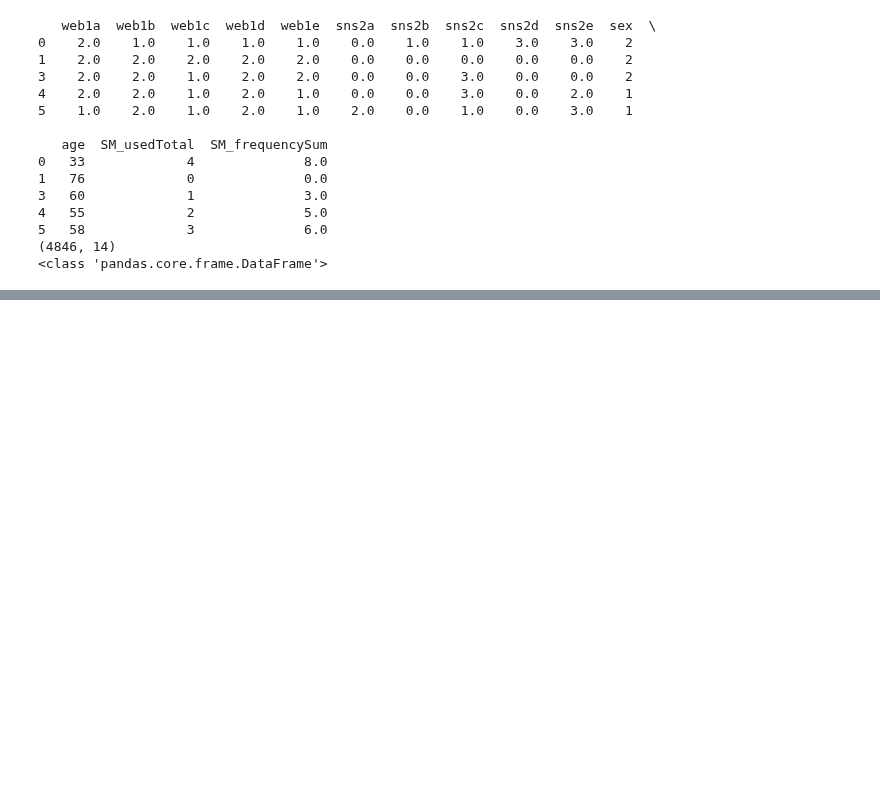
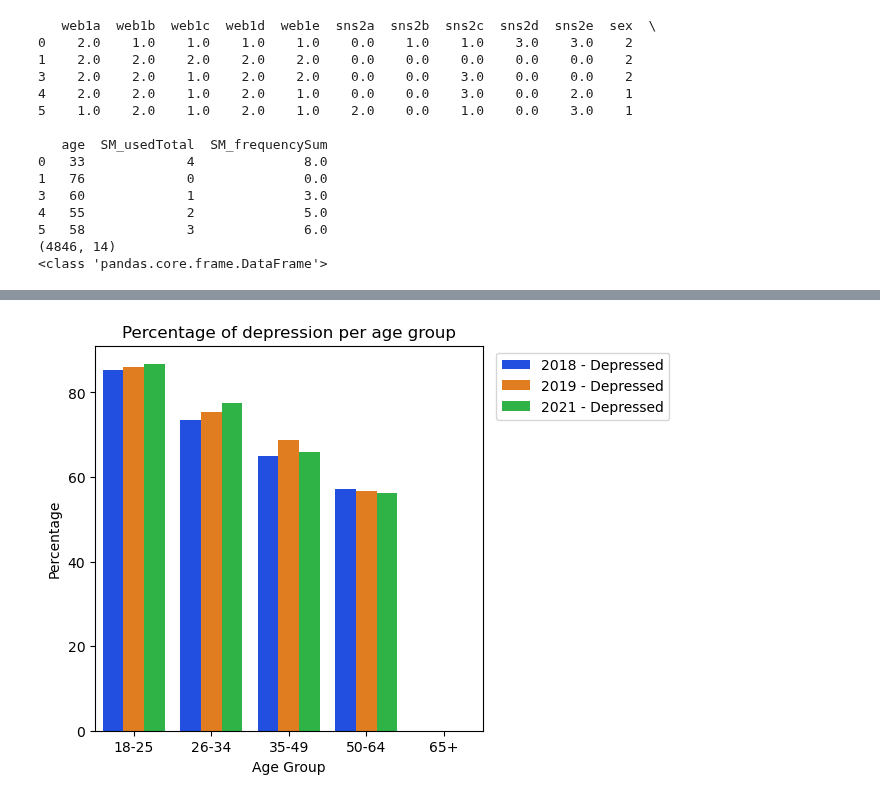
Before and after one commit to uic-cs418/group-project-gamon, a Jupyter notebook: synthia.ipynb, the cells around one changed output, grey strips where cells are left out. Cells and saved outputs as stored; diff of their text form; code cells hidden in the pictures; blank space fills up the shorter version.

```diff
--- a/synthia.ipynb
+++ b/synthia.ipynb
@@ -211,0 +211,6 @@ print(type(CoreTrends_all))
+# %%
+NSDUH2021Cols = ["AGE3","IRSEX","AUINPYR","AURXYR","YEATNDYR","YESCHFLT","YEPRBSLV","DSTNRV30","DSTHOP30","DSTCHR30","DSTNGD30","DSTWORST","DSTNRV12","DSTHOP12","DSTCHR12","DSTNGD12","IMPCONCN","IMPGOUT","IMPPEOP","IMPSOC","IMPSOCM","SUICTHNK","SUIPLANYR","ADDPREV"]
+NSDUH201819Cols = ["AGE2", "IRSEX", "AUINPYR","AURXYR","YEATNDYR","YESCHFLT","YEPRBSLV","DSTNRV30","DSTHOP30","DSTCHR30","DSTNGD30","DSTWORST","DSTNRV12","DSTHOP12","DSTCHR12","DSTNGD12","IMPCONCN","IMPGOUT","IMPPEOP","IMPSOC","IMPSOCM","SUICTHNK","ADDPREV"]
+CoreTrends2021Cols = ["web1a", "web1b", "web1c", "web1d", "web1e","sns2a", "sns2b", "sns2c", "sns2d", "sns2e","gender", "age"]
+CoreTrends2019Cols = ["web1a", "web1b", "web1c", "web1d", "web1e","sns2a", "sns2b", "sns2c", "sns2d", "sns2e","sex", "age"]
+CoreTrends2018Cols = ["web1a", "web1b", "web1c", "web1d", "web1e","sns2a", "sns2b", "sns2c", "sns2d", "sns2e","sex", "age"]
@@ -211,0 +255,10 @@ print(type(CoreTrends_all))
+# %%
+plt.figure(figsize=(5, 5))
+sns.barplot(data=NSDUH_concat, x='age', y='percentage',hue='dataset', palette='bright')
+plt.title("Percentage of depression per age group")
+plt.ylabel("Percentage")
+plt.xlabel("Age Group")
+plt.legend(loc='upper right', bbox_to_anchor=(1.5, 1))
+plt.show()
+# %% [output]
+[figure, added]
```
Also changed, not shown: parts of 18 cells of this notebook.
